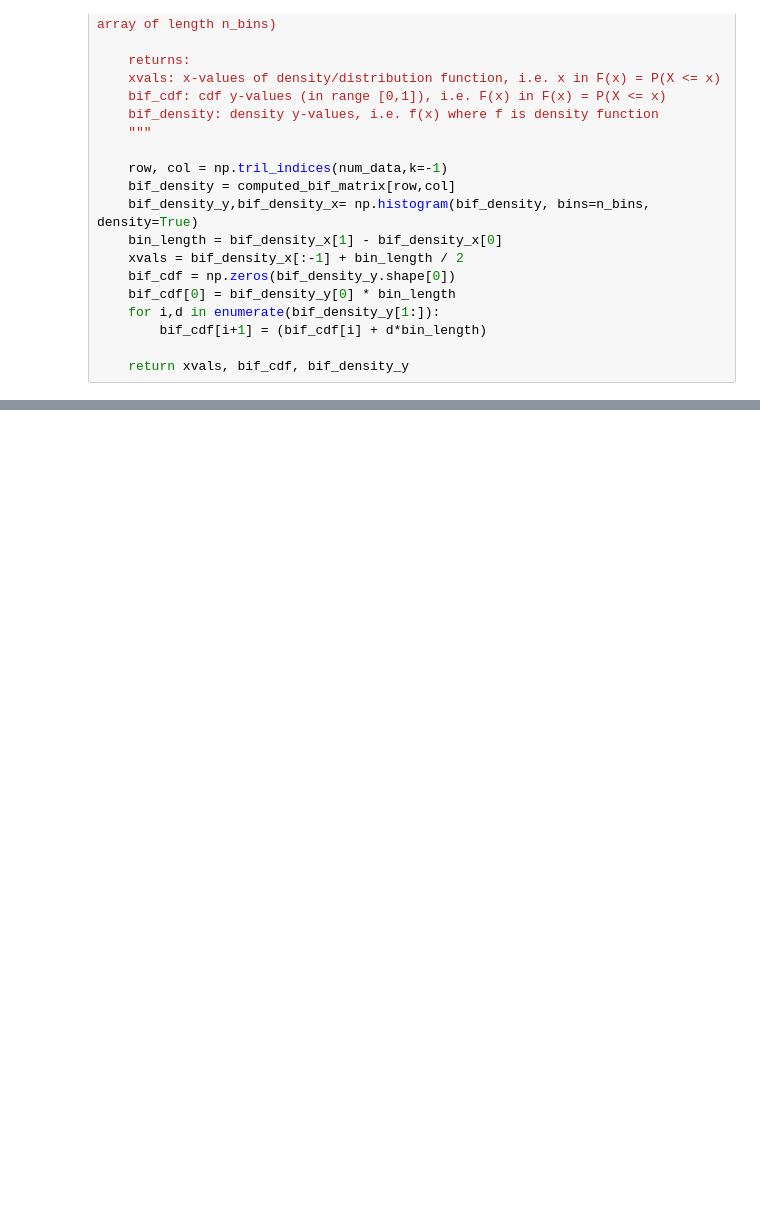
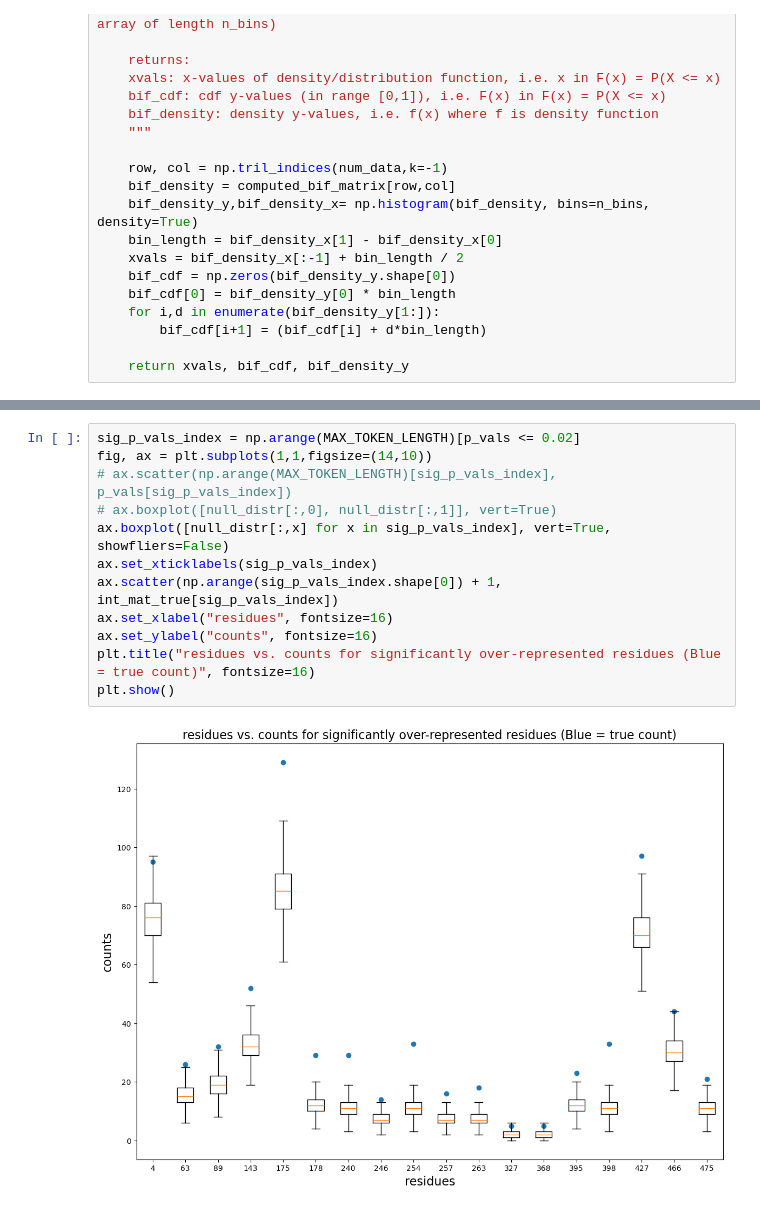
Before and after one commit to blab/sequence-vaes, a Jupyter notebook: ideas_exploration/ex3_exploratory_analysis.ipynb, the cells around one changed output, grey strips where cells are left out. Cells and saved outputs as stored; diff of their text form; blank space fills up the shorter version.

```diff
--- a/ideas_exploration/ex3_exploratory_analysis.ipynb
+++ b/ideas_exploration/ex3_exploratory_analysis.ipynb
@@ -202,3 +201,17 @@ p_vals = np.sum(np.where((null_densities_x >= int_mat_true[:, None]), null_densi
+# %%
+sig_p_vals_index = np.arange(MAX_TOKEN_LENGTH)[p_vals <= 0.02]
+fig, ax = plt.subplots(1,1,figsize=(14,10))
+# ax.scatter(np.arange(MAX_TOKEN_LENGTH)[sig_p_vals_index], p_vals[sig_p_vals_index])
+# ax.boxplot([null_distr[:,0], null_distr[:,1]], vert=True)
+ax.boxplot([null_distr[:,x] for x in sig_p_vals_index], vert=True, showfliers=False)
+ax.set_xticklabels(sig_p_vals_index)
+ax.scatter(np.arange(sig_p_vals_index.shape[0]) + 1, int_mat_true[sig_p_vals_index])
+ax.set_xlabel("residues", fontsize=16)
+ax.set_ylabel("counts", fontsize=16)
+plt.title("residues vs. counts for significantly over-represented residues (Blue = true count)", fontsize=16)
+plt.show()
+# %% [output]
+[figure, added]
 # %%
 tot_data_pair_prop = np.sum(int_mat_true) / (len(bif_data) * len(bif_data)) * 100
 
```
Also changed, not shown: parts of 13 cells of this notebook.
